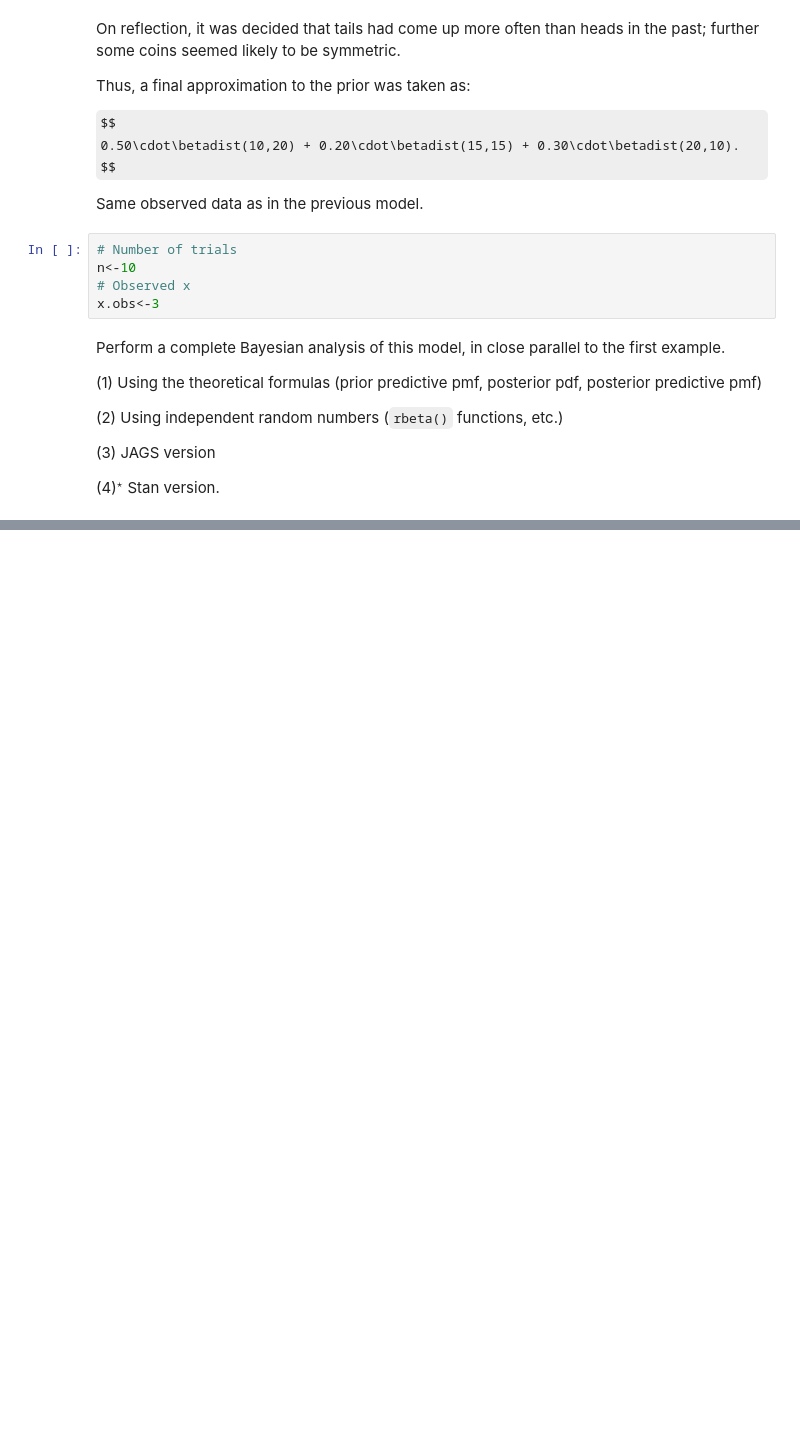
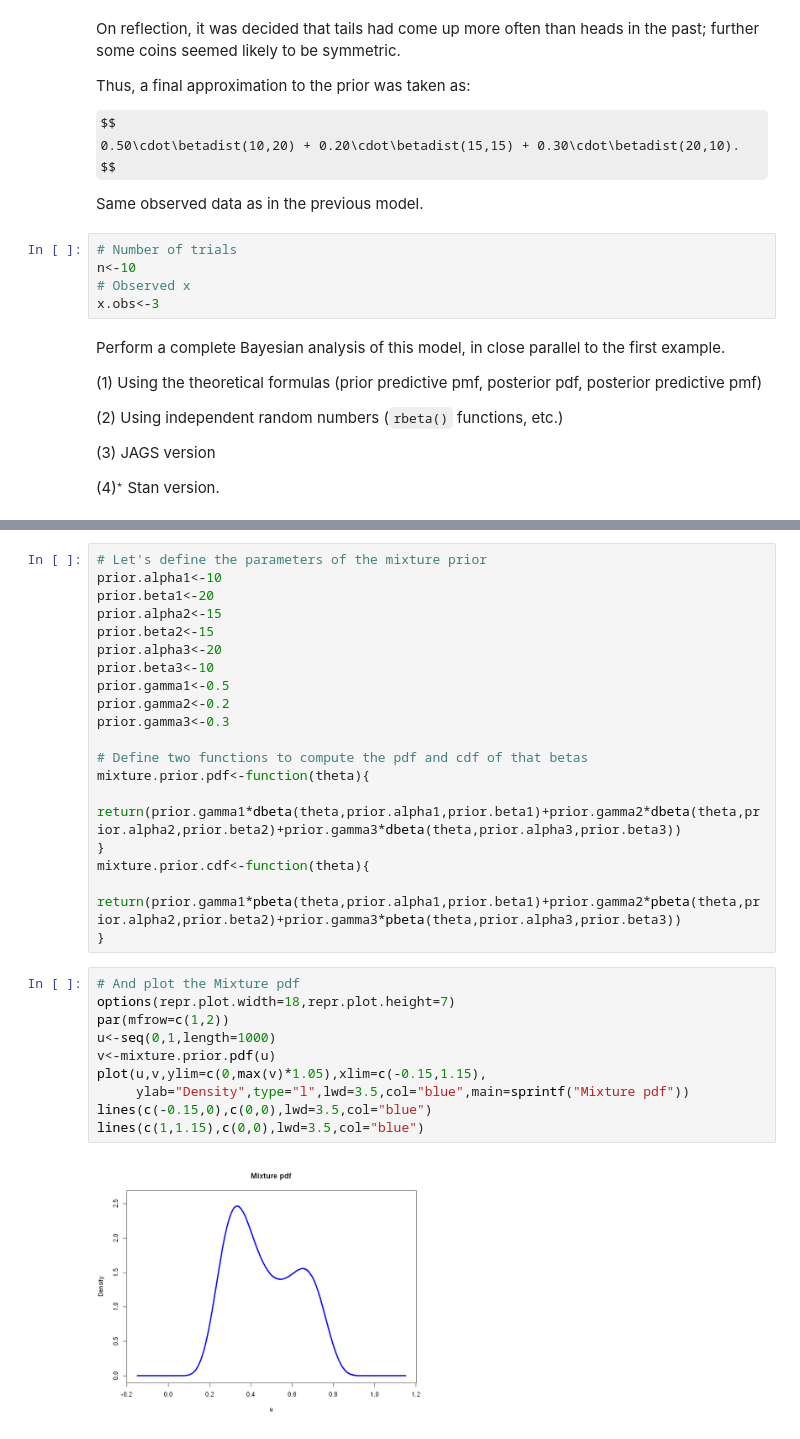
Before and after one commit to gcastro-98/bayesian-1st-assignment, a Jupyter notebook: LeonardoBocchi_GerardCastro_1st_assignment.ipynb, the cells around one changed output, grey strips where cells are left out. Cells and saved outputs as stored; diff of their text form; some formulas as TeX source; blank space fills up the shorter version.

```diff
--- a/LeonardoBocchi_GerardCastro_1st_assignment.ipynb
+++ b/LeonardoBocchi_GerardCastro_1st_assignment.ipynb
@@ -468,0 +491,31 @@ There are several possible workarounds; try to find one but do not despair if yo
+# %%
+# Let's define the parameters of the mixture prior
+prior.alpha1<-10
+prior.beta1<-20
+prior.alpha2<-15
+prior.beta2<-15
+prior.alpha3<-20
+prior.beta3<-10
+prior.gamma1<-0.5
+prior.gamma2<-0.2
+prior.gamma3<-0.3
+
+# Define two functions to compute the pdf and cdf of that betas
+mixture.prior.pdf<-function(theta){
+    return(prior.gamma1*dbeta(theta,prior.alpha1,prior.beta1)+prior.gamma2*dbeta(theta,prior.alpha2,prior.beta2)+prior.gamma3*dbeta(theta,prior.alpha3,prior.beta3))
+}
+mixture.prior.cdf<-function(theta){
+    return(prior.gamma1*pbeta(theta,prior.alpha1,prior.beta1)+prior.gamma2*pbeta(theta,prior.alpha2,prior.beta2)+prior.gamma3*pbeta(theta,prior.alpha3,prior.beta3))
+}
+# %%
+# And plot the Mixture pdf
+options(repr.plot.width=18,repr.plot.height=7)
+par(mfrow=c(1,2))
+u<-seq(0,1,length=1000)
+v<-mixture.prior.pdf(u)
+plot(u,v,ylim=c(0,max(v)*1.05),xlim=c(-0.15,1.15),
+     ylab="Density",type="l",lwd=3.5,col="blue",main=sprintf("Mixture pdf"))
+lines(c(-0.15,0),c(0,0),lwd=3.5,col="blue")
+lines(c(1,1.15),c(0,0),lwd=3.5,col="blue")
+# %% [output]
+[figure, added]
```
Also changed, not shown: parts of 37 cells of this notebook.
